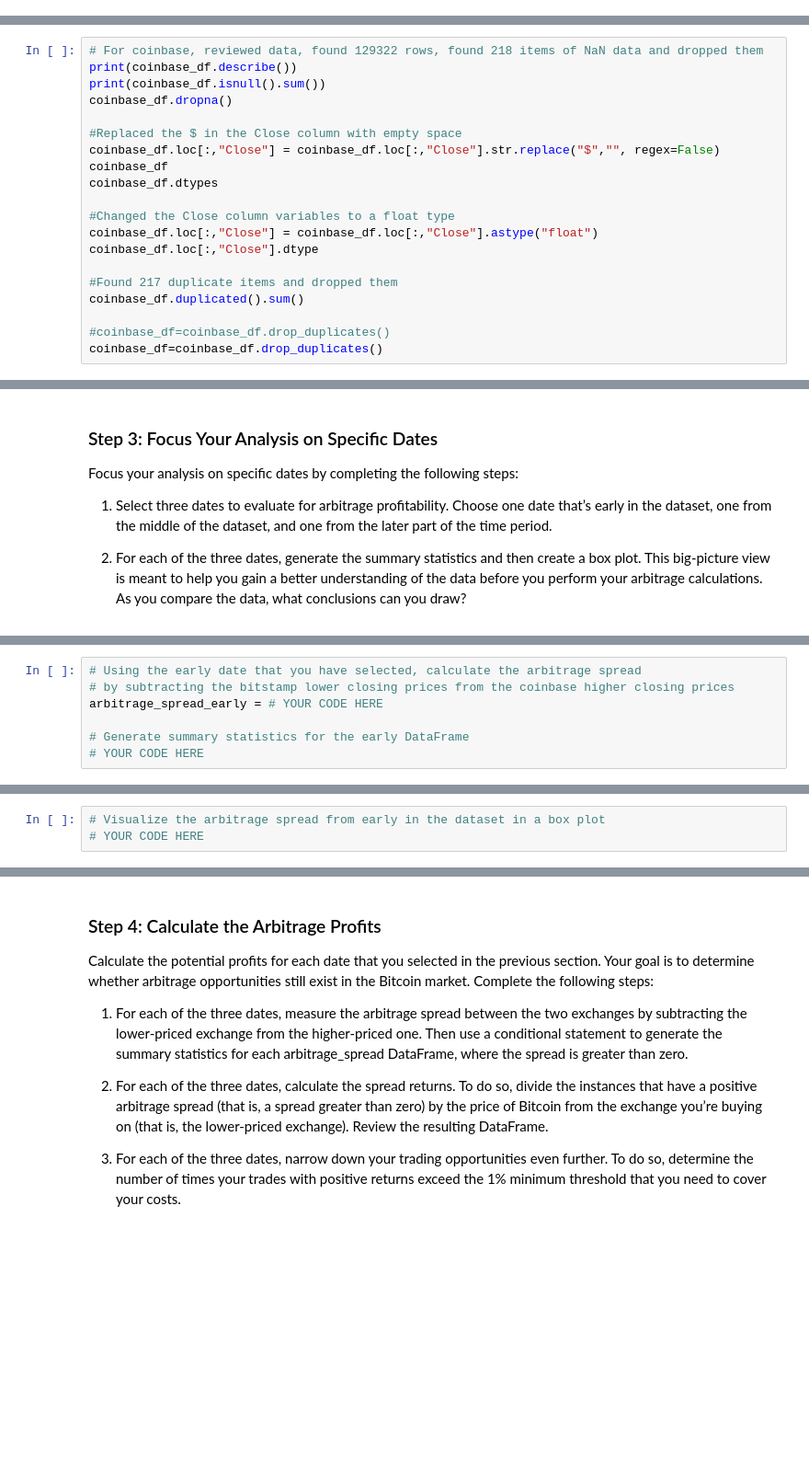
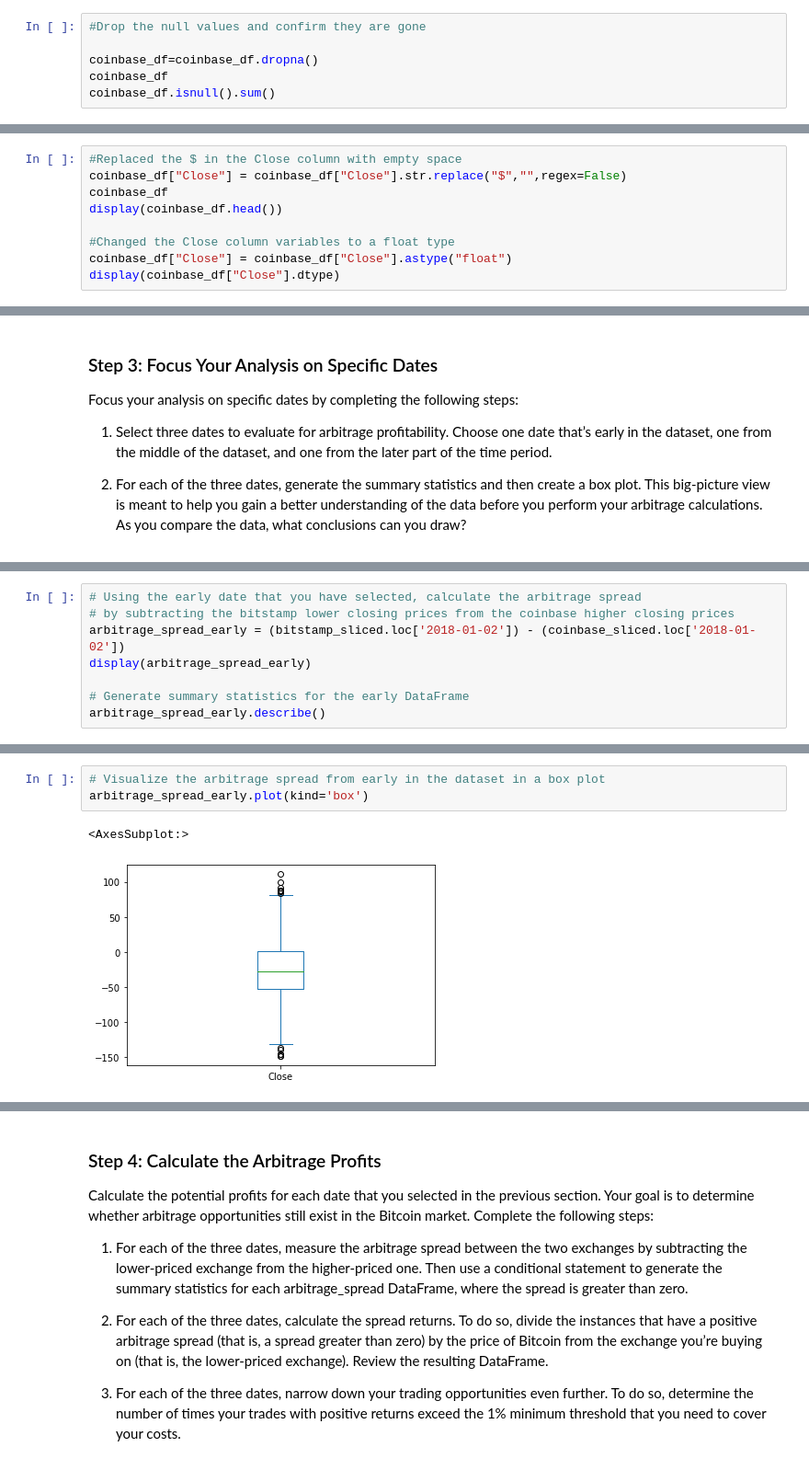
Before and after one commit to annwhowell/Mod3_Challenge, a Jupyter notebook: crypto_arbitrage.ipynb, the cells around one changed output, grey strips where cells are left out. Shown at 92% size. Cells and saved outputs as stored; diff of their text form; blank space fills up the shorter version.

Commit message:
Parts 1-3 done; Arbitrage not done

```diff
--- a/crypto_arbitrage.ipynb
+++ b/crypto_arbitrage.ipynb
@@ -163,0 +242,6 @@ bitstamp_df=bitstamp_df.drop_duplicates()
+# %%
+#Drop the null values and confirm they are gone
+
+coinbase_df=coinbase_df.dropna()
+coinbase_df
+coinbase_df.isnull().sum()
@@ -164,21 +257,10 @@ bitstamp_df=bitstamp_df.drop_duplicates()
 # %%
-# For coinbase, reviewed data, found 129322 rows, found 218 items of NaN data and dropped them
-print(coinbase_df.describe())
-print(coinbase_df.isnull().sum())
-coinbase_df.dropna()
-
 #Replaced the $ in the Close column with empty space
-coinbase_df.loc[:,"Close"] = coinbase_df.loc[:,"Close"].str.replace("$","", regex=False)
+coinbase_df["Close"] = coinbase_df["Close"].str.replace("$","",regex=False)
 coinbase_df
-coinbase_df.dtypes
+display(coinbase_df.head())
 
 #Changed the Close column variables to a float type
-coinbase_df.loc[:,"Close"] = coinbase_df.loc[:,"Close"].astype("float")
-coinbase_df.loc[:,"Close"].dtype
-
-#Found 217 duplicate items and dropped them
-coinbase_df.duplicated().sum()
-
-#coinbase_df=coinbase_df.drop_duplicates()
-coinbase_df=coinbase_df.drop_duplicates()
+coinbase_df["Close"] = coinbase_df["Close"].astype("float")
+display(coinbase_df["Close"].dtype)
 # %% [output]
@@ -351,7 +434,8 @@ coinbase_sliced.loc['2018-01-02':'2018-01-02'].plot(legend=True,figsize=(15,7),c
 # %%
 # Using the early date that you have selected, calculate the arbitrage spread
 # by subtracting the bitstamp lower closing prices from the coinbase higher closing prices
-arbitrage_spread_early = # YOUR CODE HERE
+arbitrage_spread_early = (bitstamp_sliced.loc['2018-01-02']) - (coinbase_sliced.loc['2018-01-02'])
+display(arbitrage_spread_early)
 
 # Generate summary statistics for the early DataFrame
-# YOUR CODE HERE
+arbitrage_spread_early.describe()
@@ -358,6 +465,9 @@ arbitrage_spread_early = # YOUR CODE HERE
 # %%
 # Visualize the arbitrage spread from early in the dataset in a box plot
-# YOUR CODE HERE
+arbitrage_spread_early.plot(kind='box')
+# %% [output]
+<AxesSubplot:>
+[figure, added]
 # %%
 # Create an overlay plot that visualizes the two dataframes over a period of one day from the middle of the dataset.
 # Be sure that the plots include the parameters `legend`, `figsize`, `title`, `color` and `label`
```
Also changed, not shown: parts of 26 cells of this notebook.
